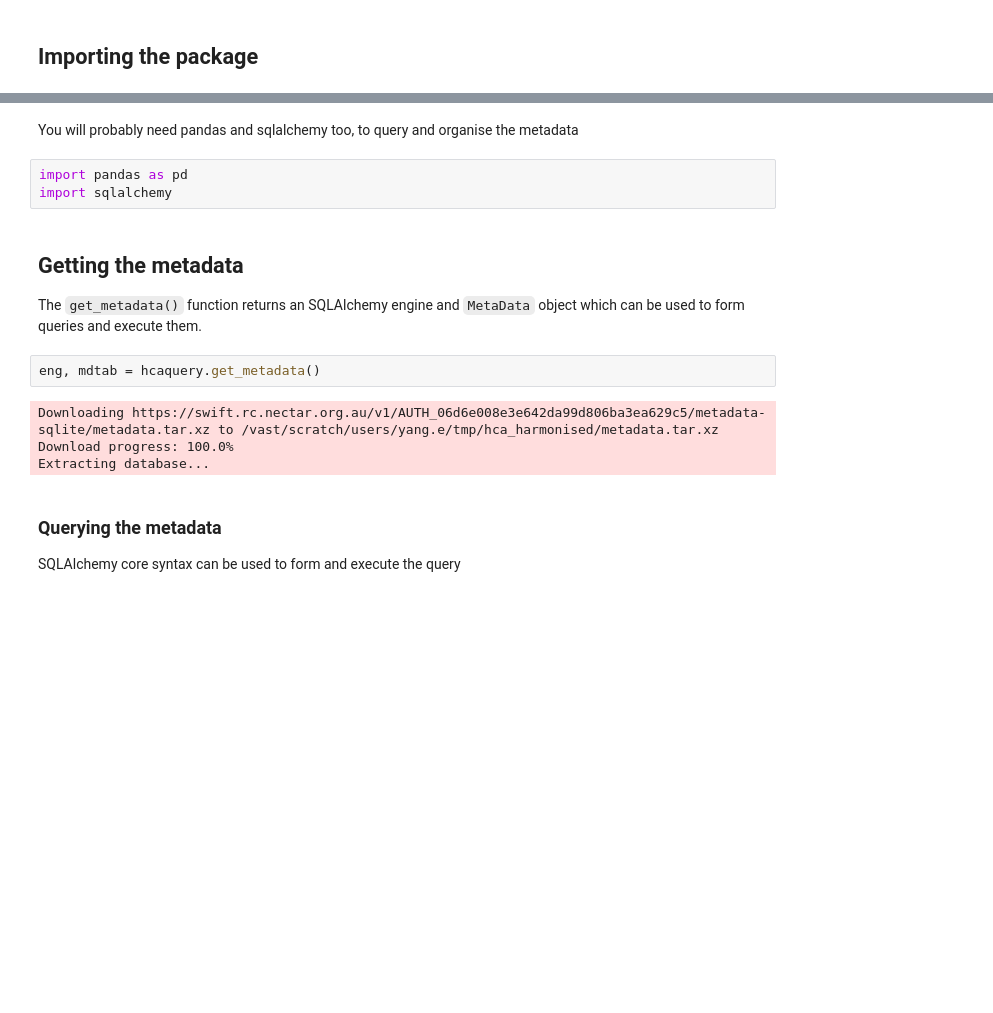
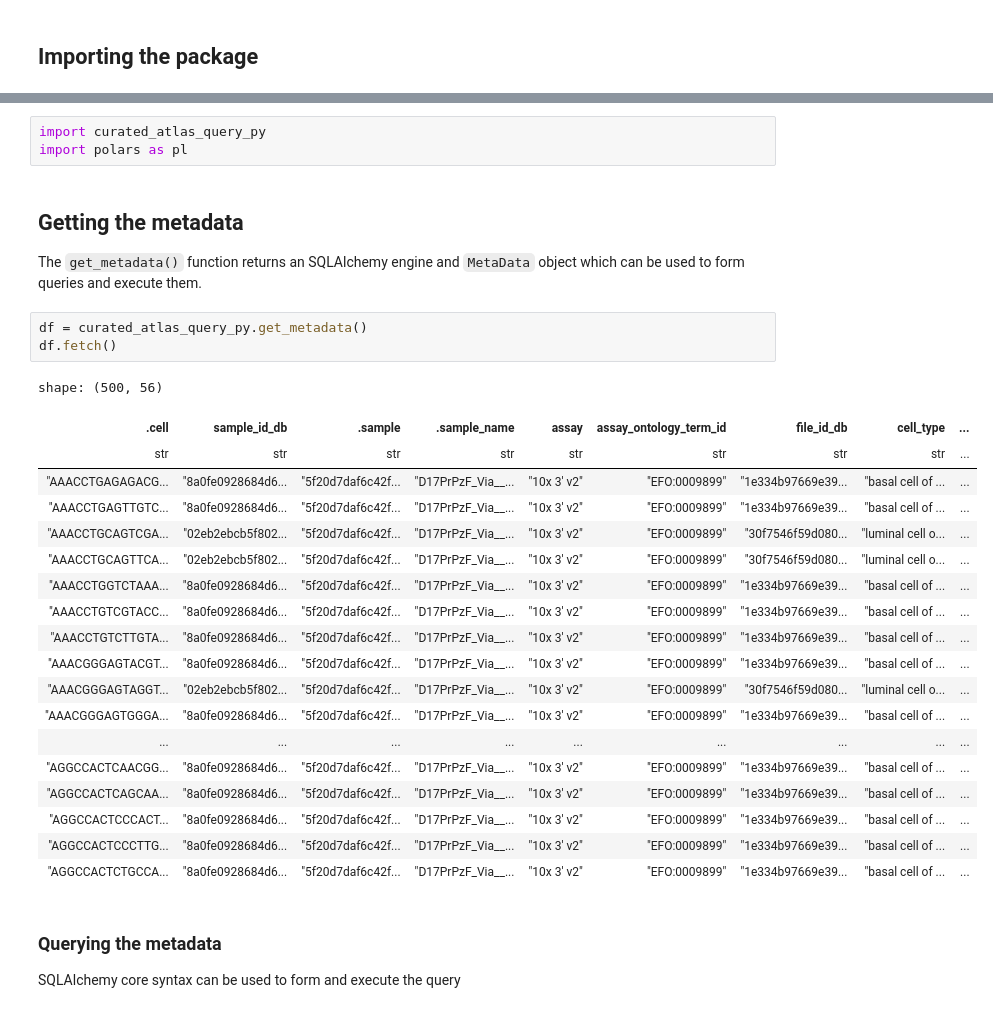
Before and after one commit to MangiolaLaboratory/cellNexusPy, a Jupyter notebook: demo.ipynb, the cells around one changed output, grey strips where cells are left out. Saved outputs shown, nothing was run; the diff lists cells and outputs as text; blank space fills up the shorter version.

Commit message:
Polars test

```diff
--- a/demo.ipynb
+++ b/demo.ipynb
@@ -7,17 +5,32 @@ import hcaquery
-# %% [markdown]
-You will probably need pandas and sqlalchemy too, to query and organise the metadata
-# %%
-import pandas as pd
-import sqlalchemy
+# %%
+import curated_atlas_query_py
+import polars as pl
 # %% [markdown]
 ## Getting the metadata
 The `get_metadata()` function returns an SQLAlchemy engine and `MetaData` object which can be used to form queries and execute them.
-# %%
-eng, mdtab = hcaquery.get_metadata()
-# %% [output]
-Downloading https://swift.rc.nectar.org.au/v1/AUTH_06d6e008e3e642da99d806ba3ea629c5/metadata-sqlite/metadata.tar.xz to /vast/scratch/users/yang.e/tmp/hca_harmonised/metadata.tar.xz
-Download progress: 100.0%
-Extracting database...
+# %%
+df = curated_atlas_query_py.get_metadata()
+df.fetch()
+# %% [output]
+shape: (500, 56)
+| .cell | sample_id_db | .sample | .sample_name | assay | assay_ontology_term_id | file_id_db | cell_type | ... |
+| str | str | str | str | str | str | str | str | ... |
+| "AAACCTGAGAGACG... | "8a0fe0928684d6... | "5f20d7daf6c42f... | "D17PrPzF_Via__... | "10x 3' v2" | "EFO:0009899" | "1e334b97669e39... | "basal cell of ... | ... |
+| "AAACCTGAGTTGTC... | "8a0fe0928684d6... | "5f20d7daf6c42f... | "D17PrPzF_Via__... | "10x 3' v2" | "EFO:0009899" | "1e334b97669e39... | "basal cell of ... | ... |
+| "AAACCTGCAGTCGA... | "02eb2ebcb5f802... | "5f20d7daf6c42f... | "D17PrPzF_Via__... | "10x 3' v2" | "EFO:0009899" | "30f7546f59d080... | "luminal cell o... | ... |
+| "AAACCTGCAGTTCA... | "02eb2ebcb5f802... | "5f20d7daf6c42f... | "D17PrPzF_Via__... | "10x 3' v2" | "EFO:0009899" | "30f7546f59d080... | "luminal cell o... | ... |
+| "AAACCTGGTCTAAA... | "8a0fe0928684d6... | "5f20d7daf6c42f... | "D17PrPzF_Via__... | "10x 3' v2" | "EFO:0009899" | "1e334b97669e39... | "basal cell of ... | ... |
+| "AAACCTGTCGTACC... | "8a0fe0928684d6... | "5f20d7daf6c42f... | "D17PrPzF_Via__... | "10x 3' v2" | "EFO:0009899" | "1e334b97669e39... | "basal cell of ... | ... |
+| "AAACCTGTCTTGTA... | "8a0fe0928684d6... | "5f20d7daf6c42f... | "D17PrPzF_Via__... | "10x 3' v2" | "EFO:0009899" | "1e334b97669e39... | "basal cell of ... | ... |
+| "AAACGGGAGTACGT... | "8a0fe0928684d6... | "5f20d7daf6c42f... | "D17PrPzF_Via__... | "10x 3' v2" | "EFO:0009899" | "1e334b97669e39... | "basal cell of ... | ... |
+| "AAACGGGAGTAGGT... | "02eb2ebcb5f802... | "5f20d7daf6c42f... | "D17PrPzF_Via__... | "10x 3' v2" | "EFO:0009899" | "30f7546f59d080... | "luminal cell o... | ... |
+| "AAACGGGAGTGGGA... | "8a0fe0928684d6... | "5f20d7daf6c42f... | "D17PrPzF_Via__... | "10x 3' v2" | "EFO:0009899" | "1e334b97669e39... | "basal cell of ... | ... |
+| ... | ... | ... | ... | ... | ... | ... | ... | ... |
+| "AGGCCACTCAACGG... | "8a0fe0928684d6... | "5f20d7daf6c42f... | "D17PrPzF_Via__... | "10x 3' v2" | "EFO:0009899" | "1e334b97669e39... | "basal cell of ... | ... |
+| "AGGCCACTCAGCAA... | "8a0fe0928684d6... | "5f20d7daf6c42f... | "D17PrPzF_Via__... | "10x 3' v2" | "EFO:0009899" | "1e334b97669e39... | "basal cell of ... | ... |
+| "AGGCCACTCCCACT... | "8a0fe0928684d6... | "5f20d7daf6c42f... | "D17PrPzF_Via__... | "10x 3' v2" | "EFO:0009899" | "1e334b97669e39... | "basal cell of ... | ... |
+| "AGGCCACTCCCTTG... | "8a0fe0928684d6... | "5f20d7daf6c42f... | "D17PrPzF_Via__... | "10x 3' v2" | "EFO:0009899" | "1e334b97669e39... | "basal cell of ... | ... |
+| "AGGCCACTCTGCCA... | "8a0fe0928684d6... | "5f20d7daf6c42f... | "D17PrPzF_Via__... | "10x 3' v2" | "EFO:0009899" | "1e334b97669e39... | "basal cell of ... | ... |
 # %% [markdown]
 ### Querying the metadata
 SQLAlchemy core syntax can be used to form and execute the query
```
Also changed, not shown: parts of 3 cells of this notebook, 3 other files.
